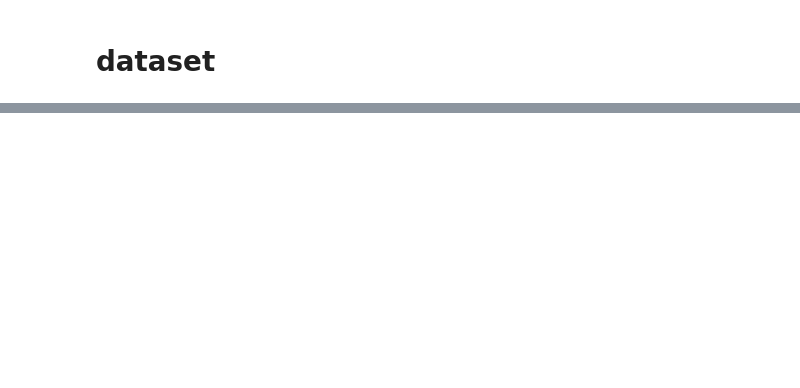
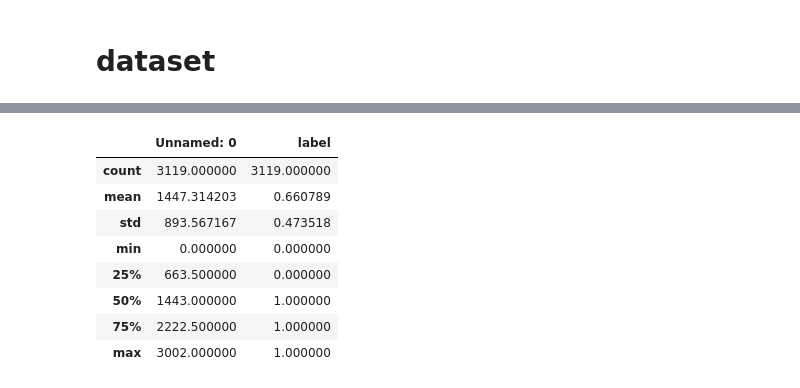
Before and after one commit to SumayyaShaji/datascience, a Jupyter notebook: project1.ipynb, the cells around one changed output, grey strips where cells are left out. Cells and saved outputs as stored; diff of their text form; code cells hidden in the pictures; blank space fills up the shorter version.

```diff
--- a/project1.ipynb
+++ b/project1.ipynb
@@ -15,0 +50,12 @@ FileNotFoundError: ignored
+# %%
+df.describe()
+# %% [output]
+|  | Unnamed: 0 | label |
+| count | 3119.000000 | 3119.000000 |
+| mean | 1447.314203 | 0.660789 |
+| std | 893.567167 | 0.473518 |
+| min | 0.000000 | 0.000000 |
+| 25% | 663.500000 | 0.000000 |
+| 50% | 1443.000000 | 1.000000 |
+| 75% | 2222.500000 | 1.000000 |
+| max | 3002.000000 | 1.000000 |
```
Also changed, not shown: parts of 17 cells of this notebook.
